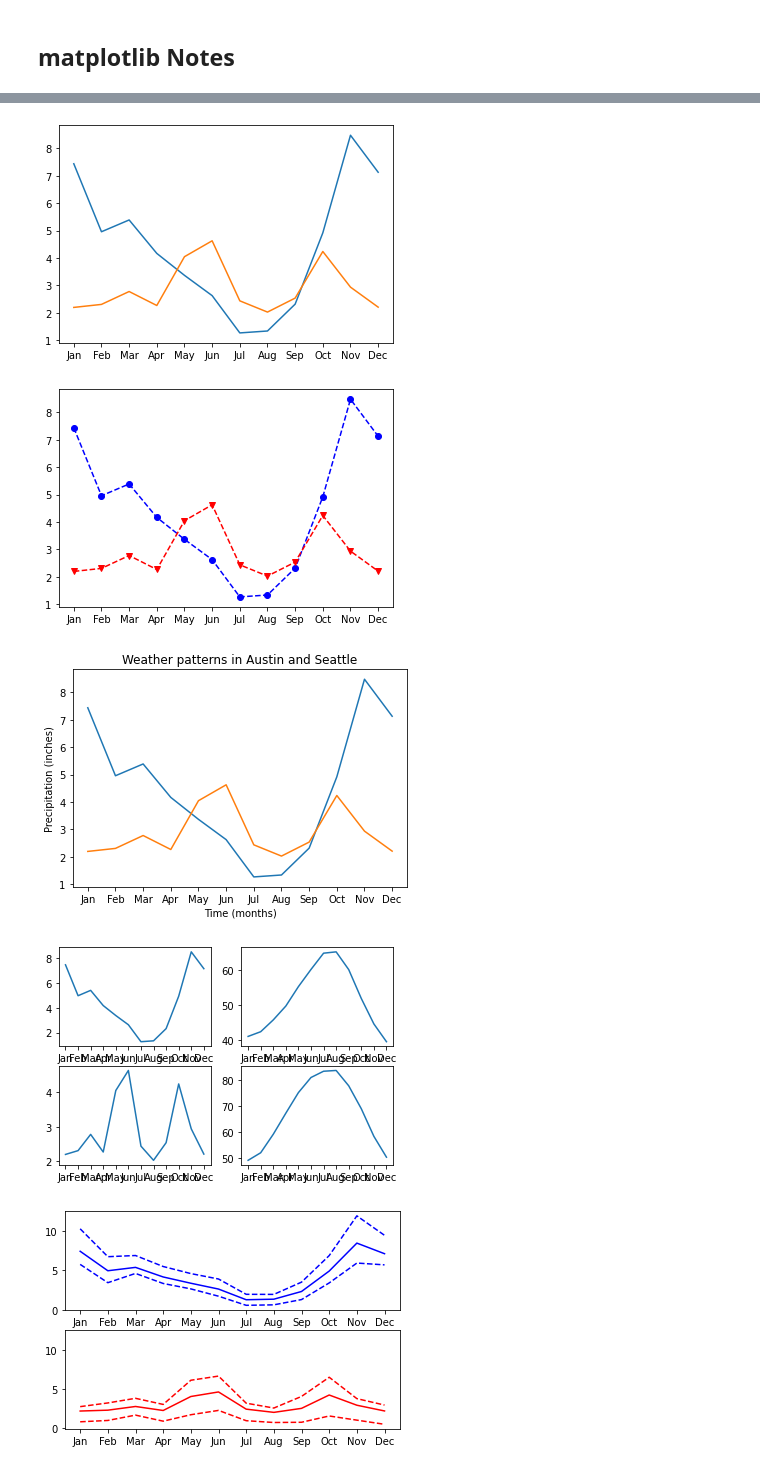
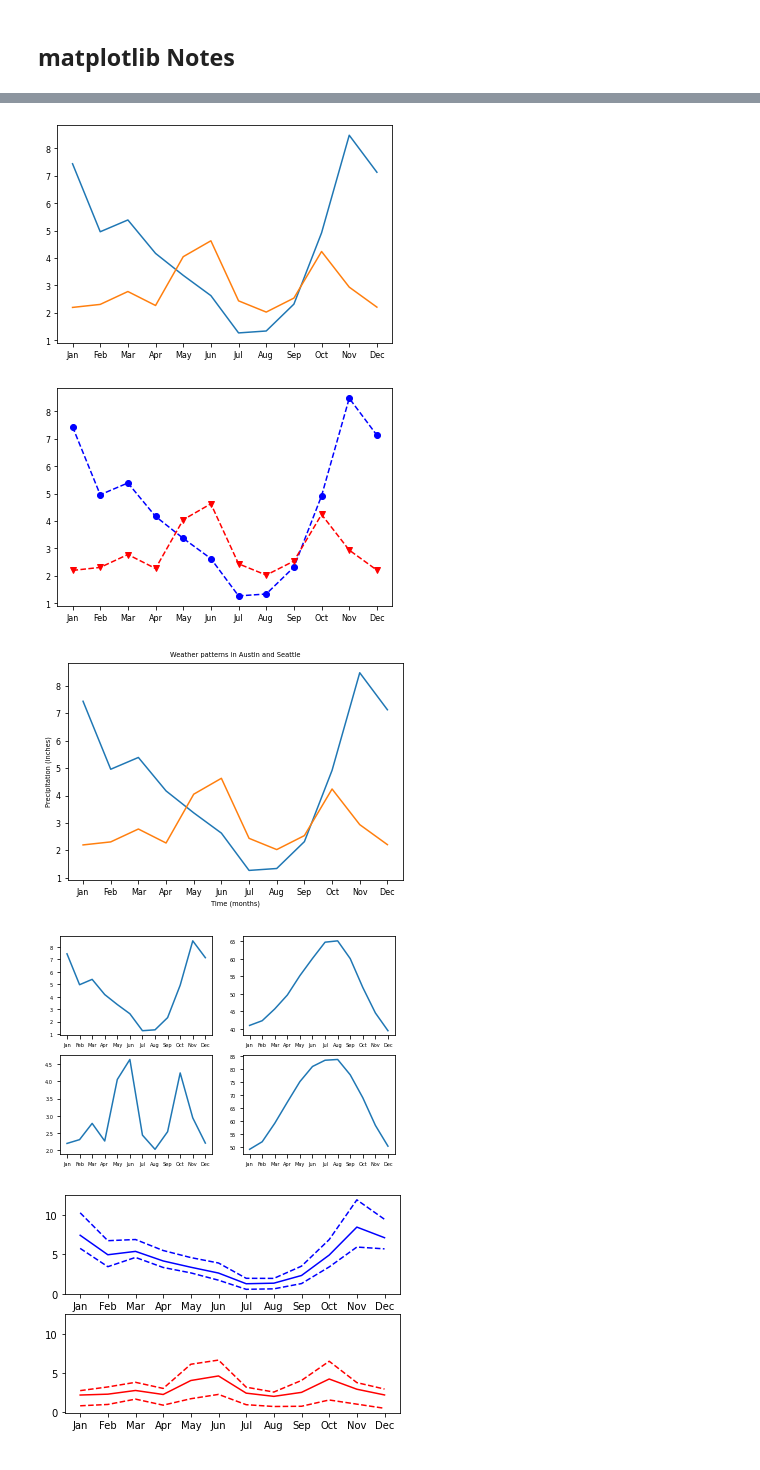
Before and after one commit to andreagolfari/matplotlib_notes, a Jupyter notebook: 00_intro.ipynb, the cells around one changed output, grey strips where cells are left out. Saved outputs shown, nothing was run; the diff lists cells and outputs as text; code cells hidden in the pictures.

```diff
--- a/00_intro.ipynb
+++ b/00_intro.ipynb
@@ -40,6 +40,7 @@ austin_weather['MONTH'] = pd.Categorical(austin_weather['MONTH'], categories = c
 # %%
 # Import the matplotlib.pyplot submodule and name it plt
 import matplotlib.pyplot as plt
+plt.rcParams.update({'font.size': 8})
 
 # Create a Figure and an Axes with plt.subplots
 fig, ax = plt.subplots()
@@ -61,7 +62,7 @@ ax.plot(austin_weather["MONTH"], austin_weather['MLY-PRCP-NORMAL'])
 # Call the show function
 plt.show()
 # %% [output]
-[figure, old version]
+[figure, new version]
 # %%
 # Create a Figure and an Axes with plt.subplots
 fig, ax = plt.subplots()
@@ -75,7 +76,7 @@ ax.plot(austin_weather["MONTH"], austin_weather["MLY-PRCP-NORMAL"], color = 'r',
 # Call show to display the resulting plot
 plt.show()
 # %% [output]
-[figure, old version]
+[figure, new version]
 # %%
 # Create a Figure and an Axes with plt.subplots
 fig, ax = plt.subplots()
@@ -96,25 +97,26 @@ ax.set_title('Weather patterns in Austin and Seattle')
 # Display the figure
 plt.show()
 # %% [output]
-[figure, old version]
+[figure, new version]
 # %%
 # Create a Figure and an array of subplots with 2 rows and 2 columns
 fig, ax = plt.subplots(2, 2)
+plt.rcParams.update({'font.size': 3})
 
 # Addressing the top left Axes as index 0, 0, plot month and Seattle precipitation
 ax[0, 0].plot(seattle_weather['MONTH'], seattle_weather['MLY-PRCP-NORMAL'])
 
 # In the top right (index 0,1), plot month and Seattle temperatures
 ax[0, 1].plot(seattle_weather['MONTH'], seattle_weather['MLY-TAVG-NORMAL'])
 
 # In the bottom left (1, 0) plot month and Austin precipitations
 ax[1, 0].plot(austin_weather['MONTH'], austin_weather['MLY-PRCP-NORMAL'])
 
 # In the bottom right (1, 1) plot month and Austin temperatures
 ax[1, 1].plot(austin_weather['MONTH'], austin_weather['MLY-TAVG-NORMAL'])
 plt.show()
 # %% [output]
-[figure, old version]
+[figure, new version]
 # %%
 # Create a figure and an array of axes: 2 rows, 1 column with shared y axis
 fig, ax = plt.subplots(2, 1, sharey=True)
```
Also changed, not shown: parts of 1 cell of this notebook.
